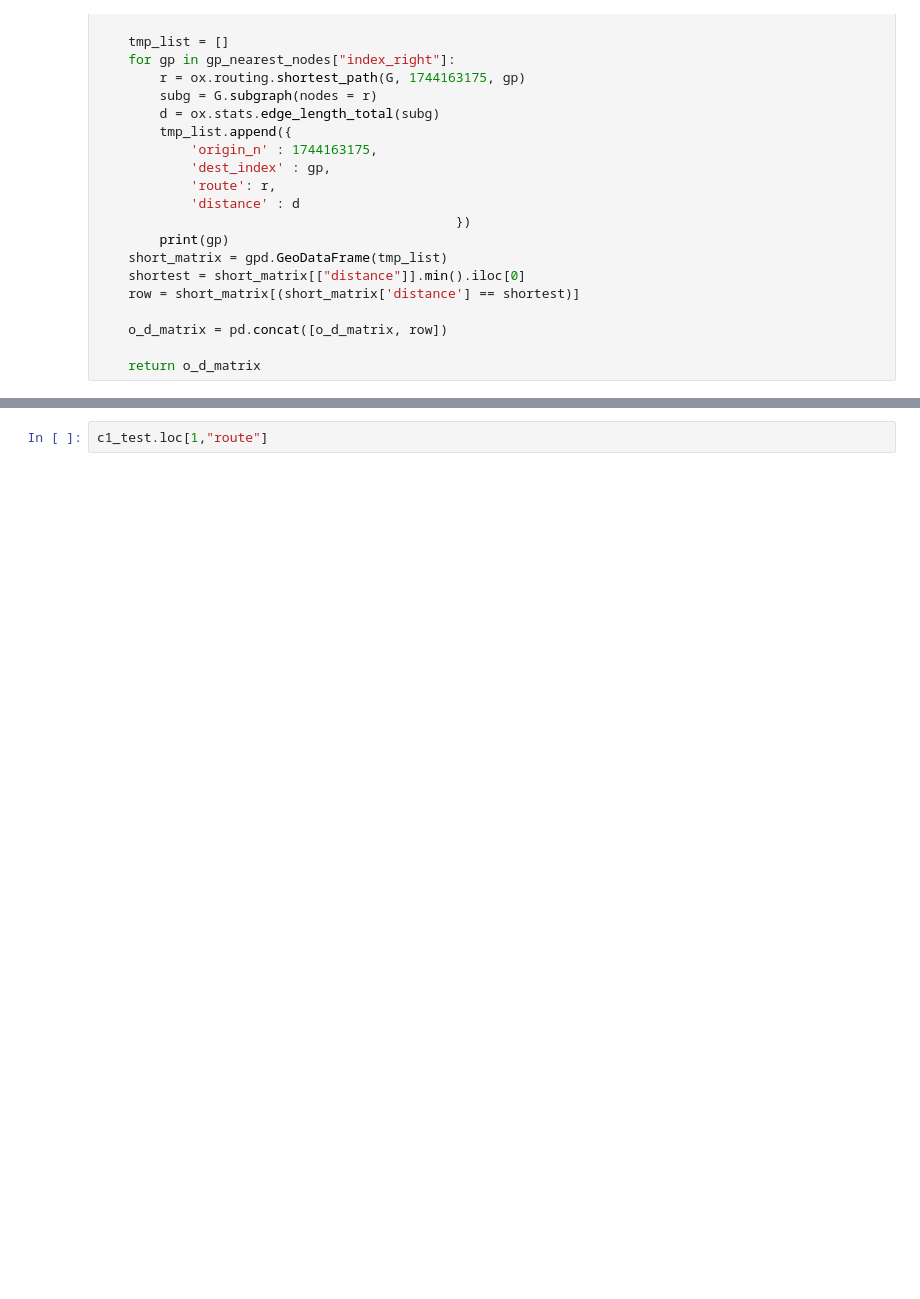
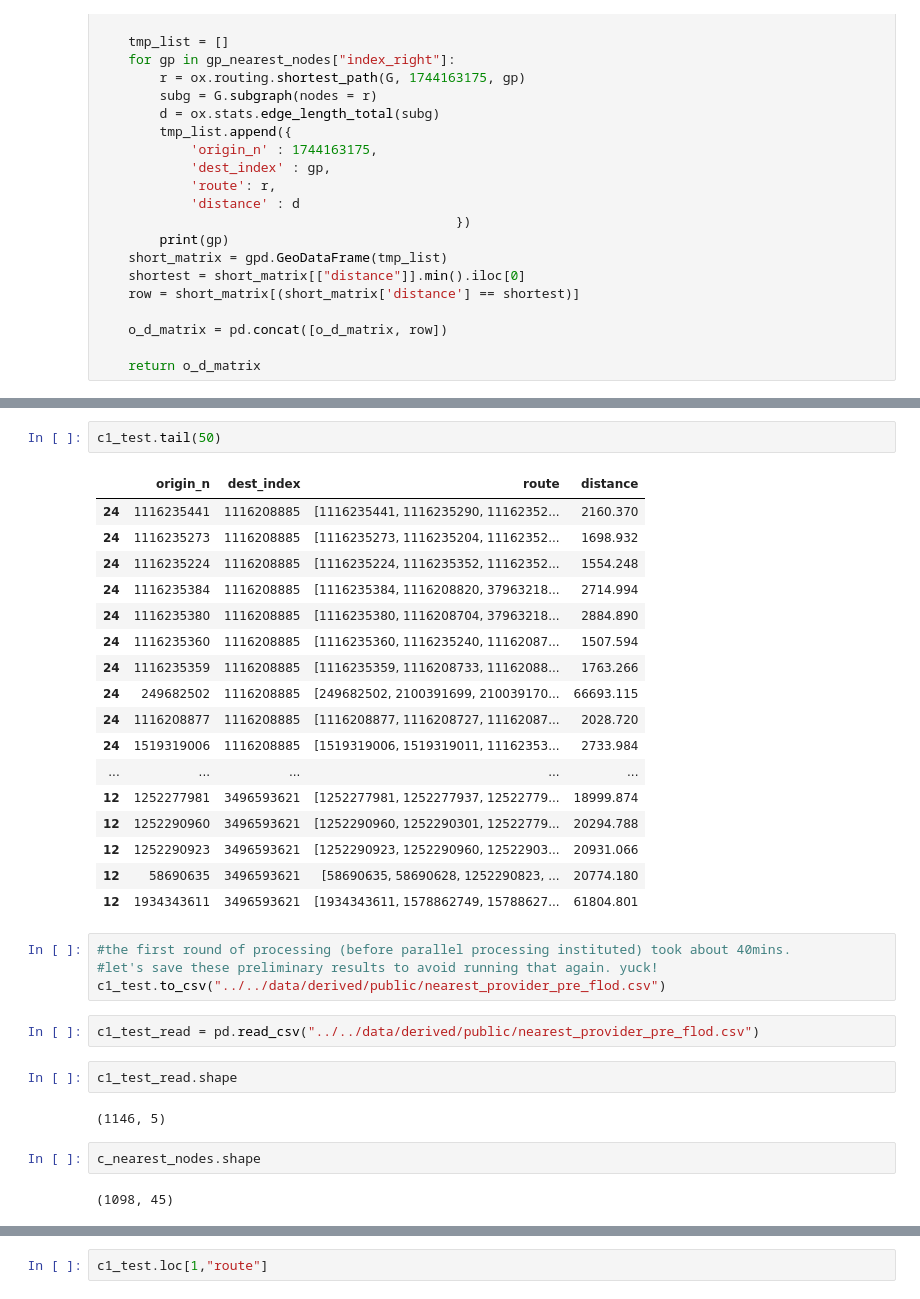
Before and after one commit to gsokolow/Flooding-and-Healthcare-2024, a Jupyter notebook: procedure/code/01-Jupyter_notebook.ipynb, the cells around one changed output, grey strips where cells are left out. Saved outputs shown, nothing was run; the diff lists cells and outputs as text; blank space fills up the shorter version.

Commit message:
network analysis first run
need to addess duplicates and parallel processing

```diff
--- a/procedure/code/01-Jupyter_notebook.ipynb
+++ b/procedure/code/01-Jupyter_notebook.ipynb
@@ -745,0 +773,34 @@ c1_test.head()
+# %%
+c1_test.tail(50)
+# %% [output]
+|  | origin_n | dest_index | route | distance |
+| 24 | 1116235441 | 1116208885 | [1116235441, 1116235290, 11162352... | 2160.370 |
+| 24 | 1116235273 | 1116208885 | [1116235273, 1116235204, 11162352... | 1698.932 |
+| 24 | 1116235224 | 1116208885 | [1116235224, 1116235352, 11162352... | 1554.248 |
+| 24 | 1116235384 | 1116208885 | [1116235384, 1116208820, 37963218... | 2714.994 |
+| 24 | 1116235380 | 1116208885 | [1116235380, 1116208704, 37963218... | 2884.890 |
+| 24 | 1116235360 | 1116208885 | [1116235360, 1116235240, 11162087... | 1507.594 |
+| 24 | 1116235359 | 1116208885 | [1116235359, 1116208733, 11162088... | 1763.266 |
+| 24 | 249682502 | 1116208885 | [249682502, 2100391699, 210039170... | 66693.115 |
+| 24 | 1116208877 | 1116208885 | [1116208877, 1116208727, 11162087... | 2028.720 |
+| 24 | 1519319006 | 1116208885 | [1519319006, 1519319011, 11162353... | 2733.984 |
+| ... | ... | ... | ... | ... |
+| 12 | 1252277981 | 3496593621 | [1252277981, 1252277937, 12522779... | 18999.874 |
+| 12 | 1252290960 | 3496593621 | [1252290960, 1252290301, 12522779... | 20294.788 |
+| 12 | 1252290923 | 3496593621 | [1252290923, 1252290960, 12522903... | 20931.066 |
+| 12 | 58690635 | 3496593621 | [58690635, 58690628, 1252290823, ... | 20774.180 |
+| 12 | 1934343611 | 3496593621 | [1934343611, 1578862749, 15788627... | 61804.801 |
+# %%
+#the first round of processing (before parallel processing instituted) took about 40mins.
+#let's save these preliminary results to avoid running that again. yuck!
+c1_test.to_csv("../../data/derived/public/nearest_provider_pre_flod.csv")
+# %%
+c1_test_read = pd.read_csv("../../data/derived/public/nearest_provider_pre_flod.csv")
+# %%
+c1_test_read.shape
+# %% [output]
+(1146, 5)
+# %%
+c_nearest_nodes.shape
+# %% [output]
+(1098, 45)
```
Also changed, not shown: parts of 7 cells of this notebook, 1 other file.
